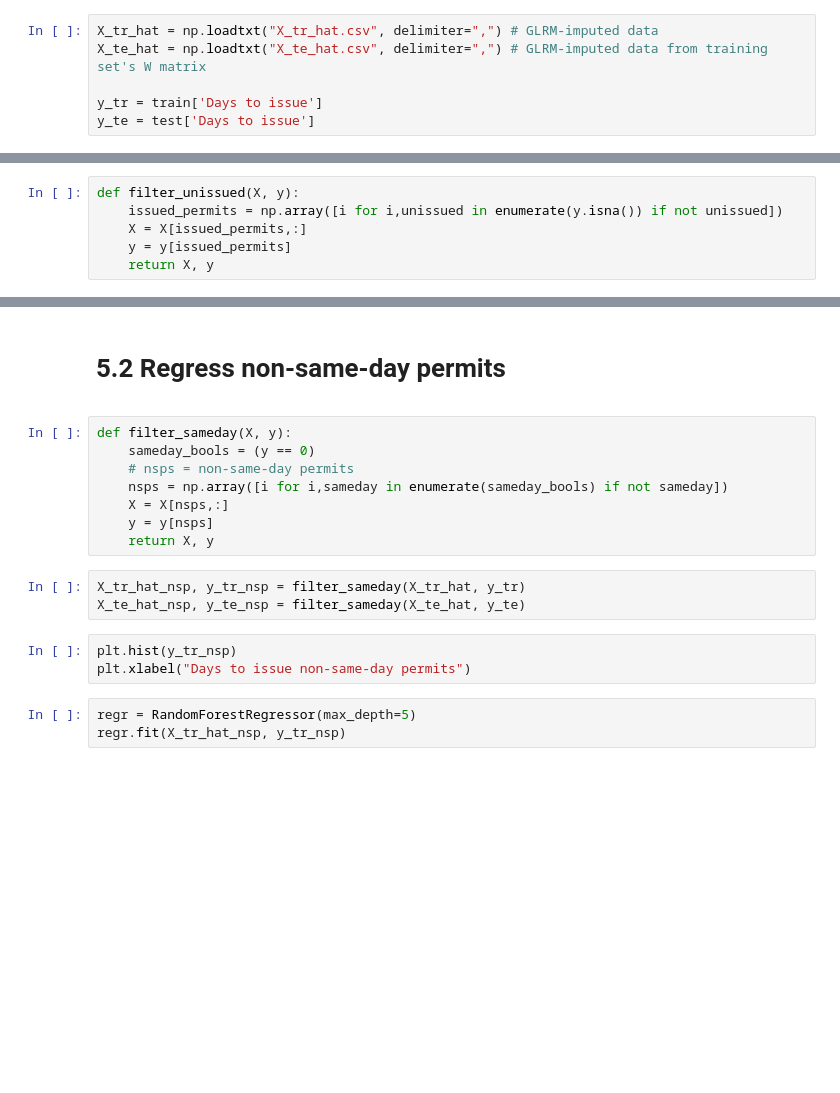
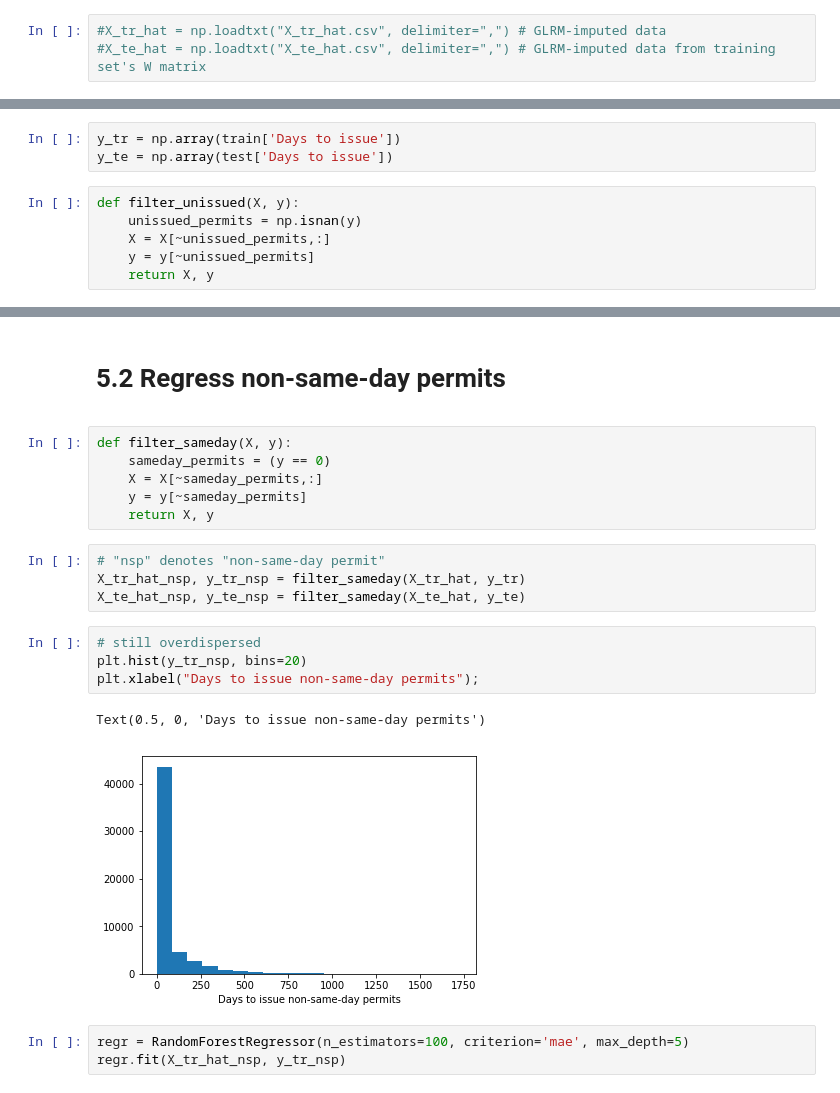
Before and after one commit to kddubey/ORIE4741Project, a Jupyter notebook: 5 - Zero-inflated regression.ipynb, the cells around one changed output, grey strips where cells are left out. Drawn from its saved outputs; the diff is of its cells as text; blank space fills up the shorter version.

```diff
--- a/5 - Zero-inflated regression.ipynb
+++ b/5 - Zero-inflated regression.ipynb
@@ -58,6 +94,3 @@ np.savetxt("X_te.csv", X_te, delimiter=",")
 # %%
-X_tr_hat = np.loadtxt("X_tr_hat.csv", delimiter=",") # GLRM-imputed data
-X_te_hat = np.loadtxt("X_te_hat.csv", delimiter=",") # GLRM-imputed data from training set's W matrix
-
-y_tr = train['Days to issue']
-y_te = test['Days to issue']
+#X_tr_hat = np.loadtxt("X_tr_hat.csv", delimiter=",") # GLRM-imputed data
+#X_te_hat = np.loadtxt("X_te_hat.csv", delimiter=",") # GLRM-imputed data from training set's W matrix
@@ -64,8 +99,11 @@ y_te = test['Days to issue']
+# %%
+y_tr = np.array(train['Days to issue'])
+y_te = np.array(test['Days to issue'])
 # %%
 def filter_unissued(X, y):
-    issued_permits = np.array([i for i,unissued in enumerate(y.isna()) if not unissued])
-    X = X[issued_permits,:]
-    y = y[issued_permits]
+    unissued_permits = np.isnan(y)
+    X = X[~unissued_permits,:]
+    y = y[~unissued_permits]
     return X, y
 # %%
 X_tr_hat, y_tr = filter_unissued(X_tr_hat, y_tr)
@@ -112,20 +170,23 @@ clf = svm(X_tr_hat, X_te_hat, y_tr_bin, y_te_bin)
 <a id='5.2'></a>
 # %%
 def filter_sameday(X, y):
-    sameday_bools = (y == 0)
-    # nsps = non-same-day permits
-    nsps = np.array([i for i,sameday in enumerate(sameday_bools) if not sameday])
-    X = X[nsps,:]
-    y = y[nsps]
+    sameday_permits = (y == 0)
+    X = X[~sameday_permits,:]
+    y = y[~sameday_permits]
     return X, y
 # %%
+# "nsp" denotes "non-same-day permit"
 X_tr_hat_nsp, y_tr_nsp = filter_sameday(X_tr_hat, y_tr)
 X_te_hat_nsp, y_te_nsp = filter_sameday(X_te_hat, y_te)
 # %%
-plt.hist(y_tr_nsp)
-plt.xlabel("Days to issue non-same-day permits")
+# still overdispersed
+plt.hist(y_tr_nsp, bins=20)
+plt.xlabel("Days to issue non-same-day permits");
+# %% [output]
+Text(0.5, 0, 'Days to issue non-same-day permits')
+[figure, added]
 # %%
-regr = RandomForestRegressor(max_depth=5)
+regr = RandomForestRegressor(n_estimators=100, criterion='mae', max_depth=5)
 regr.fit(X_tr_hat_nsp, y_tr_nsp)
 # %%
 def summarize_acc(X, y):
```
Also changed, not shown: parts of 27 cells of this notebook, 1 other file.
